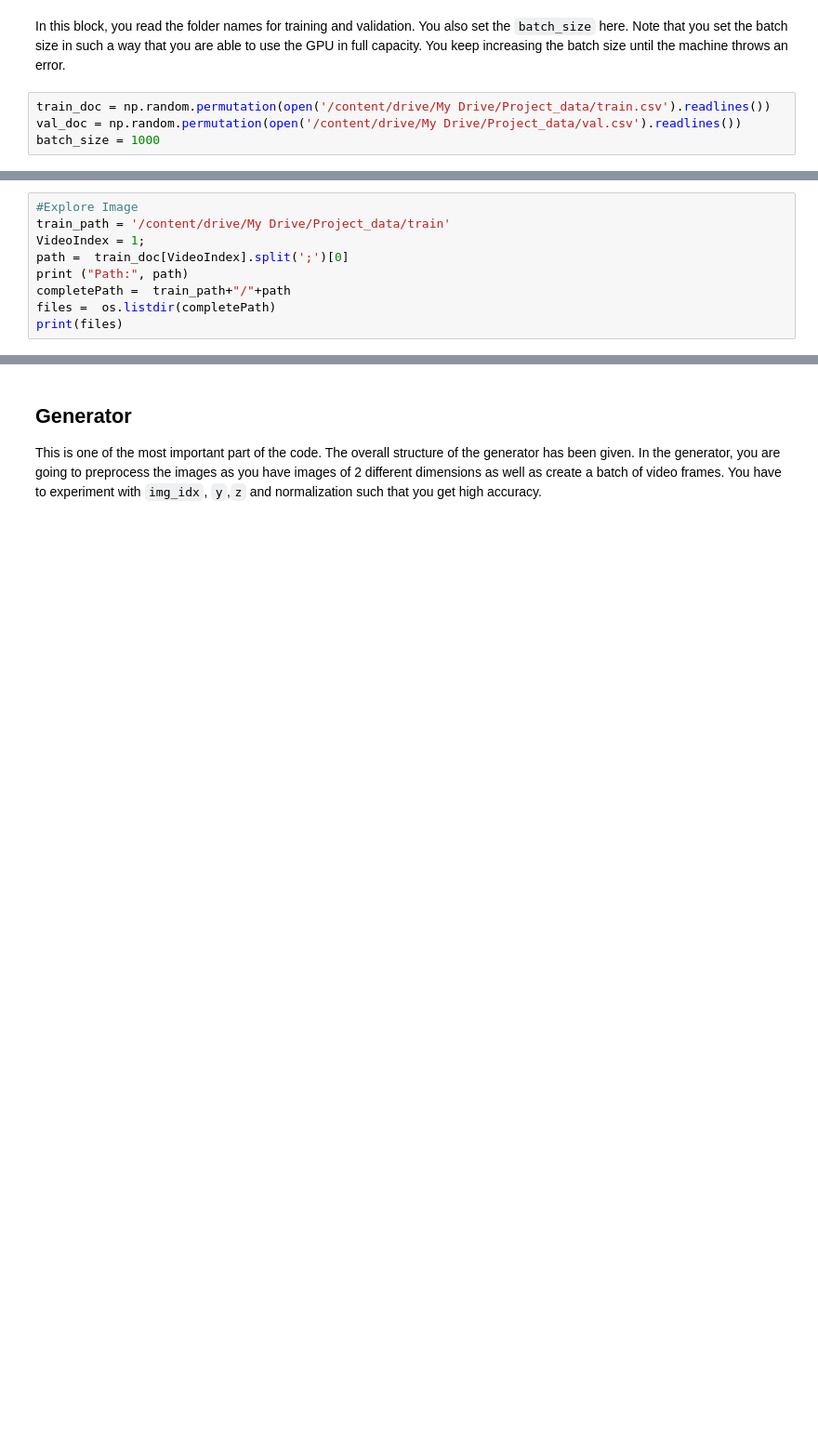
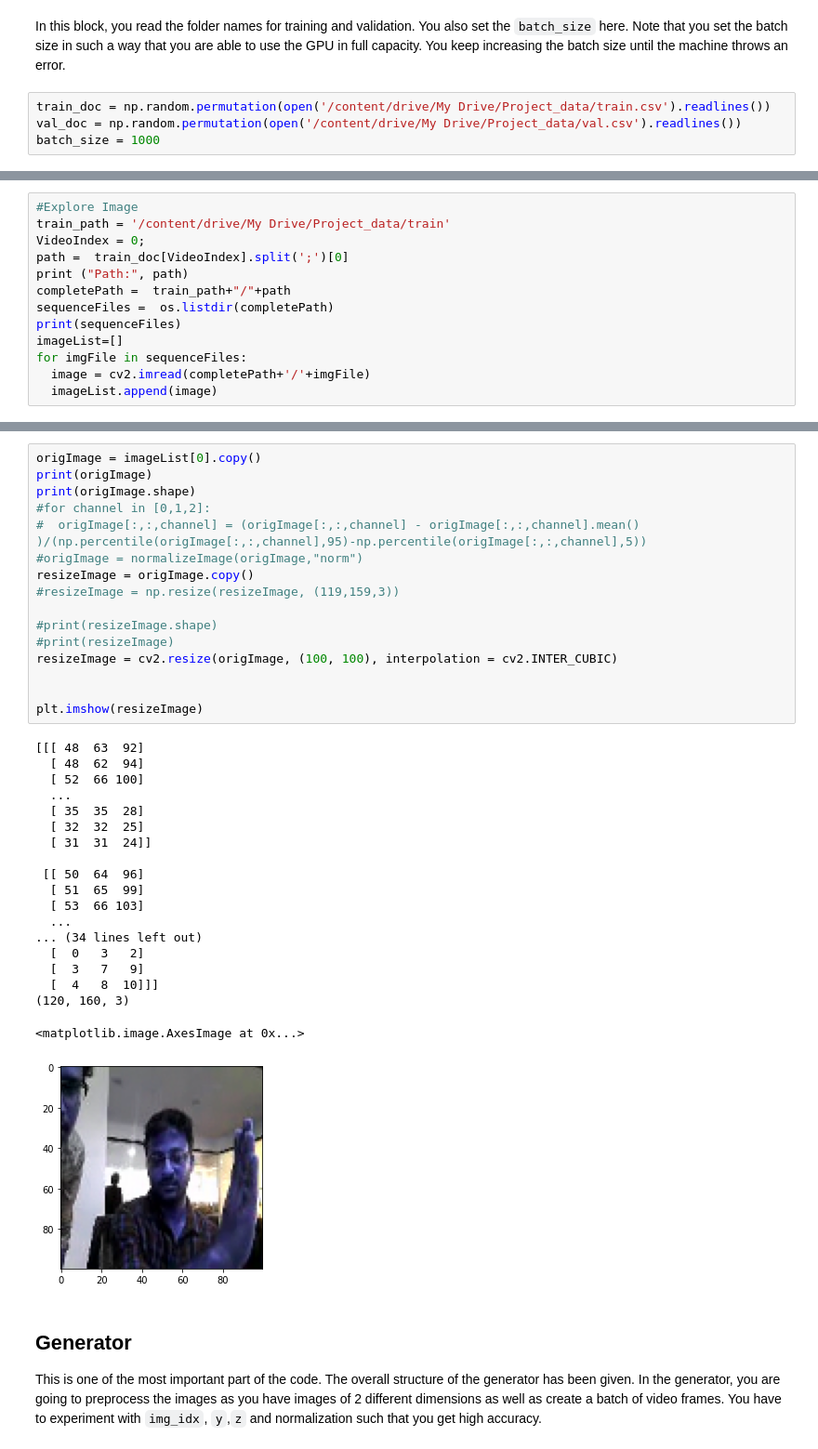
Before and after one commit to HemantTiwariGitHub/GestureRecognition, a Jupyter notebook: GestureRecognitionFromVideo_3DConv.ipynb, the cells around one changed output, grey strips where cells are left out. Shown: that part at 93% size. Cells and saved outputs as stored; diff of their text form; blank space fills up the shorter version.

Commit message:
Updated Resize etc. Still WIP

```diff
--- a/GestureRecognitionFromVideo_3DConv.ipynb
+++ b/GestureRecognitionFromVideo_3DConv.ipynb
@@ -33,10 +41,14 @@ batch_size = 1000
 # %%
 #Explore Image
 train_path = '/content/drive/My Drive/Project_data/train'
-VideoIndex = 1;
+VideoIndex = 0;
 path =  train_doc[VideoIndex].split(';')[0]
 print ("Path:", path)
 completePath =  train_path+"/"+path
-files =  os.listdir(completePath)
-print(files)
+sequenceFiles =  os.listdir(completePath)
+print(sequenceFiles)
+imageList=[]
+for imgFile in sequenceFiles:
+  image = cv2.imread(completePath+'/'+imgFile)
+  imageList.append(image)
 # %% [output]
@@ -45,3 +71,39 @@ Path: WIN_20180925_18_02_58_Pro_Thumbs_Down_new
+# %%
+origImage = imageList[0].copy()
+print(origImage)
+print(origImage.shape)
+#for channel in [0,1,2]:
+#  origImage[:,:,channel] = (origImage[:,:,channel] - origImage[:,:,channel].mean() )/(np.percentile(origImage[:,:,channel],95)-np.percentile(origImage[:,:,channel],5))
+#origImage = normalizeImage(origImage,"norm")
+resizeImage = origImage.copy()
+#resizeImage = np.resize(resizeImage, (119,159,3))
+
+#print(resizeImage.shape)
+#print(resizeImage)
+resizeImage = cv2.resize(origImage, (100, 100), interpolation = cv2.INTER_CUBIC)
+
+
+plt.imshow(resizeImage)
+# %% [output]
+[[[ 48  63  92]
+  [ 48  62  94]
+  [ 52  66 100]
+  ...
+  [ 35  35  28]
+  [ 32  32  25]
+  [ 31  31  24]]
+
+ [[ 50  64  96]
+  [ 51  65  99]
+  [ 53  66 103]
+  ...
+... (34 lines left out)
+  [  0   3   2]
+  [  3   7   9]
+  [  4   8  10]]]
+(120, 160, 3)
+<matplotlib.image.AxesImage at 0x...>
+[figure, added]
 # %% [markdown]
 ## Generator
 This is one of the most important part of the code. The overall structure of the generator has been given. In the generator, you are going to preprocess the images as you have images of 2 different dimensions as well as create a batch of video frames. You have to experiment with `img_idx`, `y`,`z` and normalization such that you get high accuracy.
```
Also changed, not shown: parts of 8 cells of this notebook.
